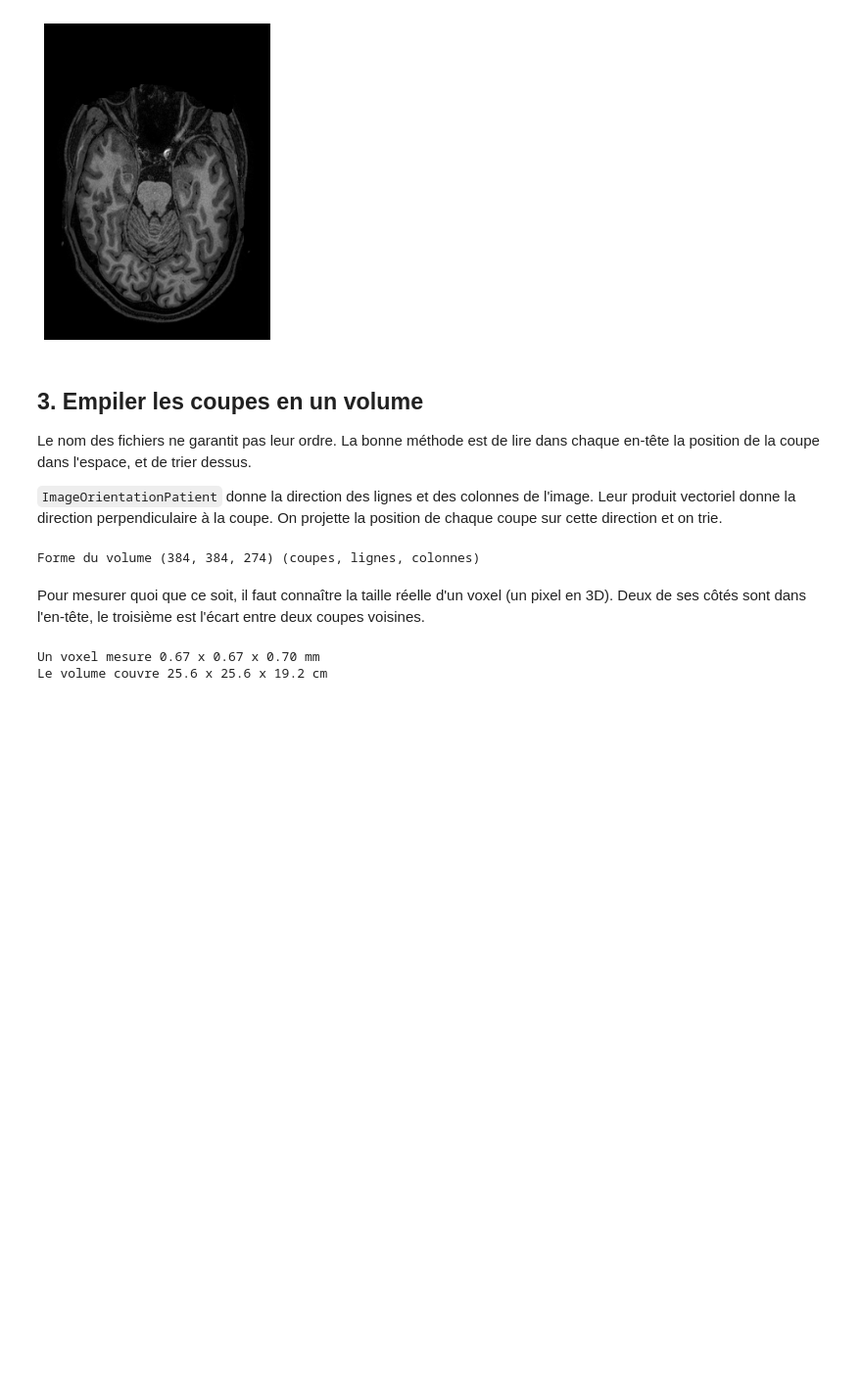
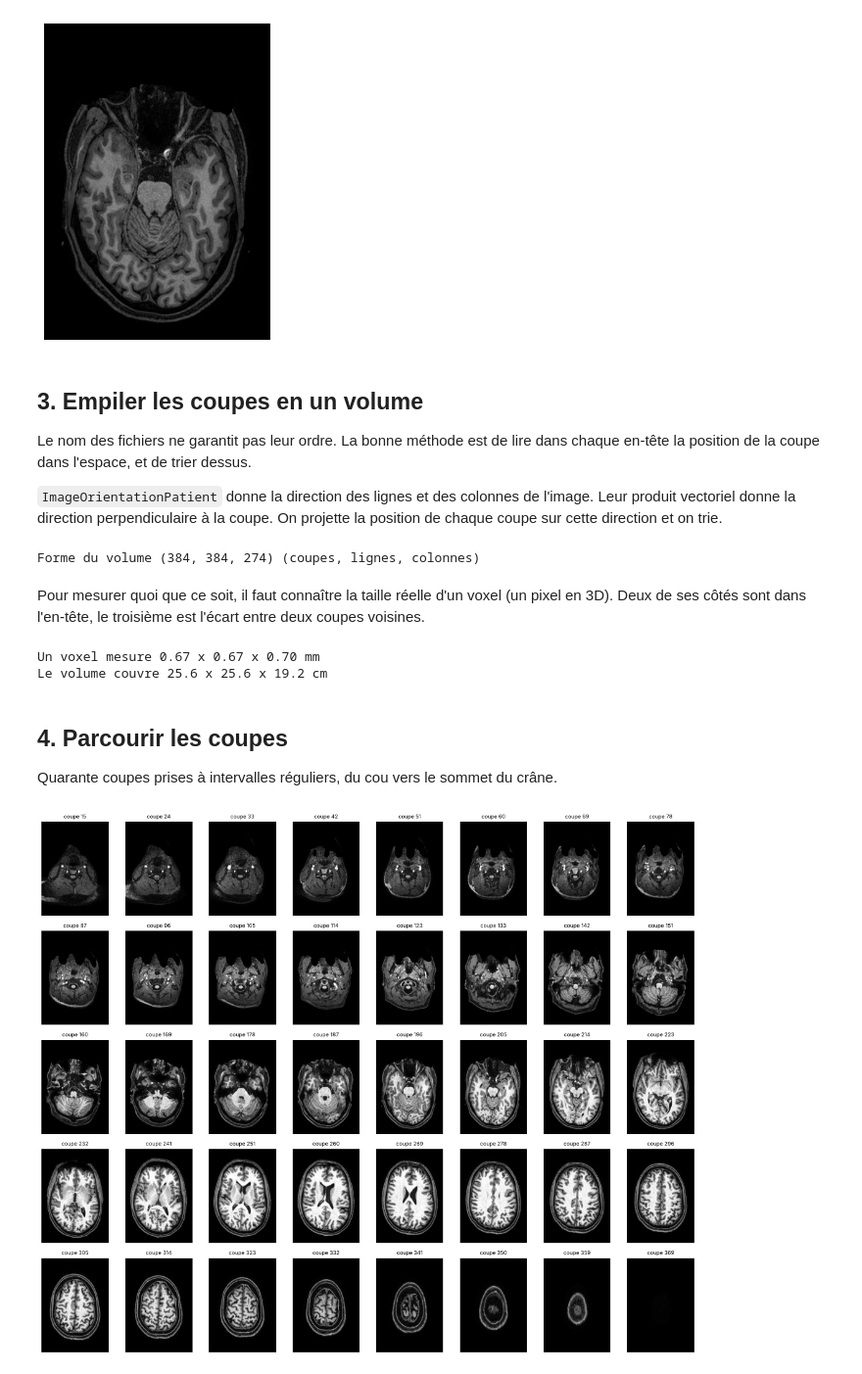
Before and after one commit to Temroade-cmd/irm-dicom, a Jupyter notebook: irm_dicom.ipynb, the cells around one changed output. Shown at 98% size. Cells and saved outputs as stored; diff of their text form; code cells hidden in the pictures; blank space fills up the shorter version.

Commit message:
Une grille de quarante coupes, du cou au sommet du crâne

```diff
--- a/irm_dicom.ipynb
+++ b/irm_dicom.ipynb
@@ -102,3 +102,23 @@ print(f"Le volume couvre {volume.shape[0] * dz / 10:.1f} x "
 # %% [output]
 Un voxel mesure 0.67 x 0.67 x 0.70 mm
 Le volume couvre 25.6 x 25.6 x 19.2 cm
+# %% [markdown]
+## 4. Parcourir les coupes
+
+Quarante coupes prises à intervalles réguliers, du cou vers le sommet du crâne.
+# %%
+# Quelques voxels très brillants écraseraient le contraste, on plafonne l'affichage
+haut = np.percentile(volume, 99.5)
+
+fig, axes = plt.subplots(5, 8, figsize=(16, 13))
+numeros = np.linspace(15, volume.shape[0] - 15, axes.size).astype(int)
+
+for ax, k in zip(axes.flat, numeros):
+    ax.imshow(volume[k], cmap="gray", vmax=haut)
+    ax.set_title(f"coupe {k}", fontsize=9)
+    ax.axis("off")
+
+plt.tight_layout()
+plt.show()
+# %% [output]
+[figure, added]
```
